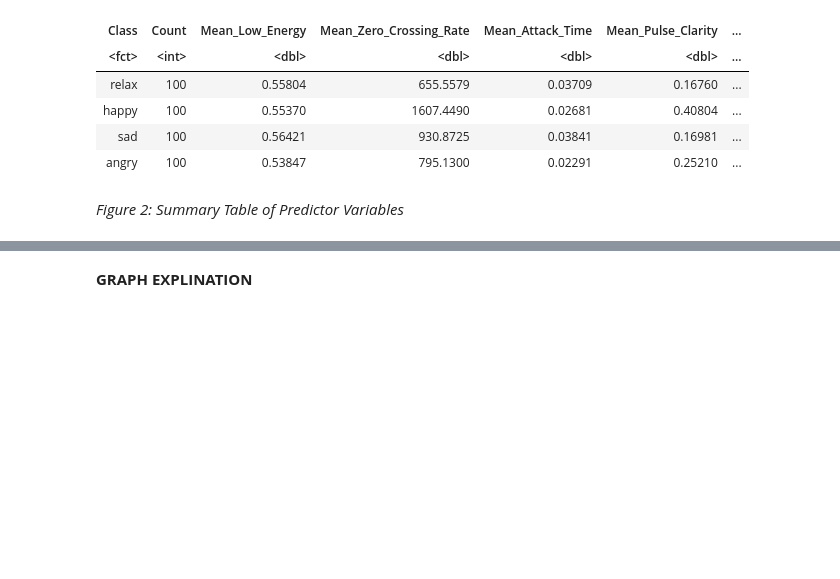
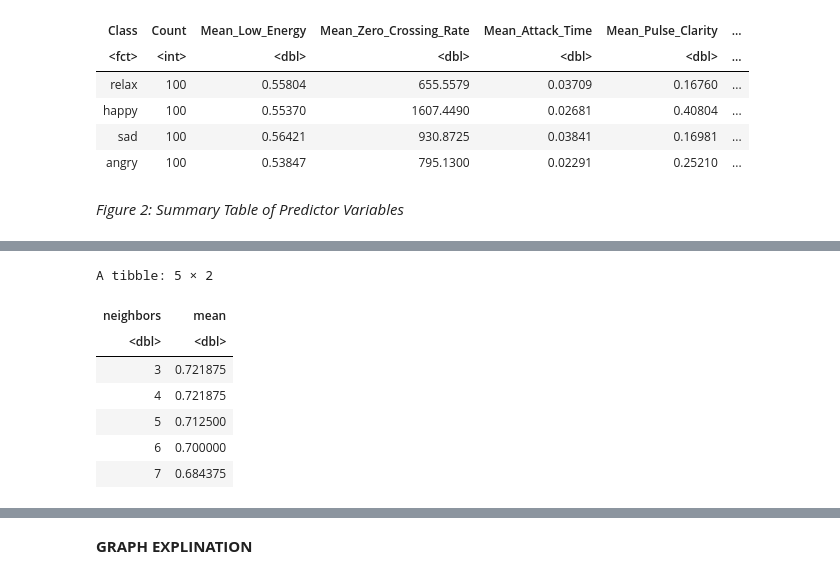
Before and after one commit to sonatuna/DSCI100-project, a Jupyter notebook: project_program.ipynb, the cells around one changed output, grey strips where cells are left out. Drawn from its saved outputs; the diff is of its cells as text; code cells hidden in the pictures; blank space fills up the shorter version.

```diff
--- a/project_program.ipynb
+++ b/project_program.ipynb
@@ -189,23 +190,25 @@ turkish_testing <- training(turkish_split)
 # %%
 set.seed(6969)
-
-turkish_tune <- nearest_neighbor(weight_func = "rectangular", neighbors = tune()) |>
-    set_engine("kknn") |>
-    set_mode("classification")
-
-turkish_recipe <- recipe(Class ~ Low_Energy_Mean + Zero_Crossing_Rate_Mean + Attack_Time_Mean +
-                         Pulse_Clarity_Mean + Spectral_Spread_Mean + Harmonic_Change_Detection_Function_Mean,
-                         data = turkish_training) |>
-    step_scale(all_predictors()) |>
-    step_center(all_predictors())
 
 turkish_vfold <- vfold_cv(turkish_training, v = 8, strata = Class)
 
 gridvals <- tibble(neighbors = seq(from = 1, to = 50, by = 1))
 
 accuracies <- workflow() |>
     add_recipe(turkish_recipe) |>
     add_model(turkish_tune) |>
     tune_grid(resamples = turkish_vfold, grid = gridvals) |>
     collect_metrics() |>
-    filter(.metric == "accuracy")
+    filter(.metric == "accuracy") |>
+    select(neighbors, mean)
+accuracies |> arrange(desc(mean)) |>
+    slice(1:5)
+# %% [output]
+A tibble: 5 × 2
+| neighbors | mean |
+| <dbl> | <dbl> |
+| 3 | 0.721875 |
+| 4 | 0.721875 |
+| 5 | 0.712500 |
+| 6 | 0.700000 |
+| 7 | 0.684375 |
```
Also changed, not shown: parts of 13 cells of this notebook.
